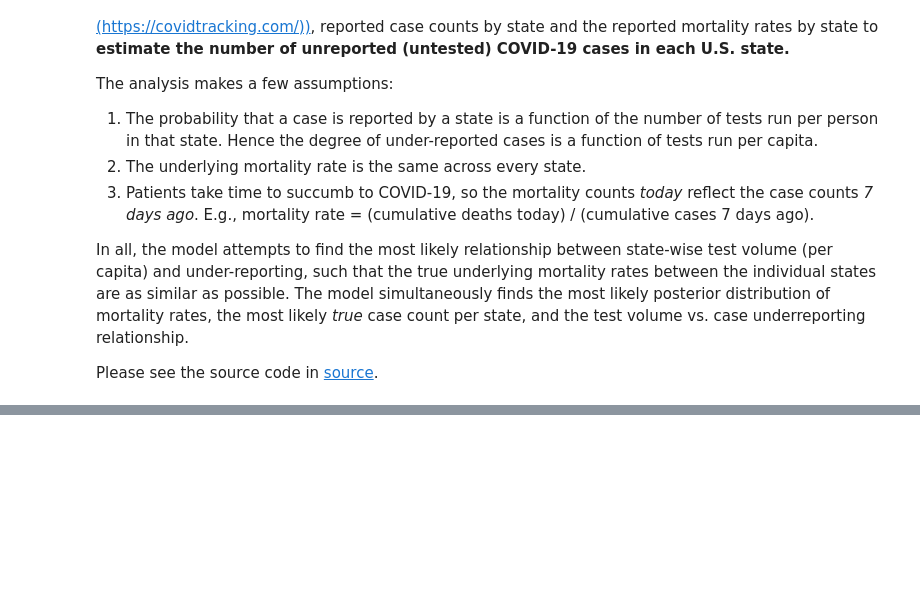
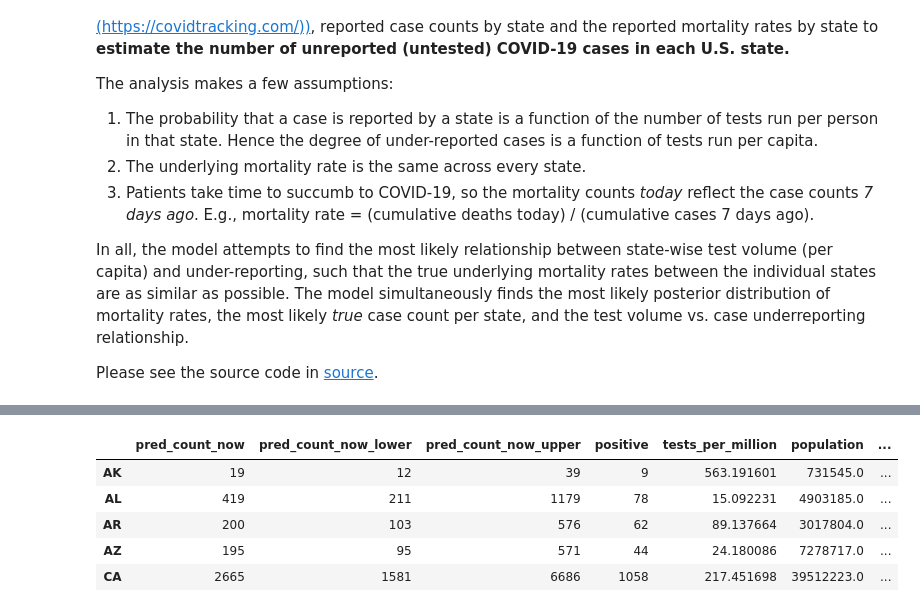
Before and after one commit to birdsarah/COVID19-mortality, a Jupyter notebook: State-wise Unreported COVID-19 Cases in the U.S..ipynb, the cells around one changed output, grey strips where cells are left out. Drawn from its saved outputs; the diff is of its cells as text; code cells hidden in the pictures; blank space fills up the shorter version.

```diff
--- a/State-wise Unreported COVID-19 Cases in the U.S..ipynb
+++ b/State-wise Unreported COVID-19 Cases in the U.S..ipynb
@@ -162,22 +197,10 @@ logit_now = pd.DataFrame([
 prob_missing_now = np.exp(logit_now) / (np.exp(logit_now) + 1)
 
 predicted_counts_now = np.round(df_pred['positive'] / prob_missing_now.mean(axis=0)).astype(int)
+predicted_counts_now.name = 'pred_count_now'
+predicted_counts_now_lower = np.round(df_pred['positive'] / prob_missing_now.quantile(0.975, axis=0)).astype(int)
+predicted_counts_now_lower.name = 'pred_count_now_lower'
+predicted_counts_now_upper = np.round(df_pred['positive'] / prob_missing_now.quantile(0.025, axis=0)).astype(int)
+predicted_counts_now_upper.name ='pred_count_now_upper'
 
-predicted_counts_now_lower = np.round(df_pred['positive'] / prob_missing_now.quantile(0.975, axis=0)).astype(int)
-predicted_counts_now_upper = np.round(df_pred['positive'] / prob_missing_now.quantile(0.025, axis=0)).astype(int)
-
-case_increase_percent = list(map(lambda x, y: (((x - y) / float(y))),
-                                 predicted_counts_now, df_pred['positive']))
-
-df_summary = pd.DataFrame(
-    data = {
-     'Cases Reported': df_pred['positive'],
-     'Cases Estimated': predicted_counts_now,
-     'Percent Increase': case_increase_percent,
-     'Tests per Million People': df_pred['tests_per_million'].round(1),
-     'Cases Estimated (range)': list(map(lambda x, y: '(%i, %i)' % (round(x), round(y)),
-                                        predicted_counts_now_lower, predicted_counts_now_upper))
-    },
-    index=df_pred.index)
-df_summary.sort_values(by='Cases Estimated', ascending=False).style.background_gradient(
-    cmap='Reds').format({'Percent Increase': "{:.1%}"})
+case_increase_percent = list(map(lambda x, y: (((x - y) / float(y))), predicted_counts_now, df_pred['positive']))
@@ -183,0 +215,20 @@ df_summary.sort_values(by='Cases Estimated', ascending=False).style.background_g
+# %%
+pred_counts_df = (
+    pd.DataFrame(predicted_counts_now)
+    .merge(predicted_counts_now_lower, left_index=True, right_index=True)
+    .merge(predicted_counts_now_upper, left_index=True, right_index=True)
+    .merge(df_pred['positive'], left_index=True, right_index=True)
+    .merge(df_pred['tests_per_million'], left_index=True, right_index=True)
+    .merge(df_pop, left_index=True, right_index=True)
+)
+pred_counts_df['ratio'] =  pred_counts_df['pred_count_now'] / pred_counts_df['positive']
+for col in ['pred_count_now', 'pred_count_now_lower', 'pred_count_now_upper', 'positive']:
+    pred_counts_df[f'{col}_per_million'] = 1e6 * pred_counts_df[col] / pred_counts_df.population
+pred_counts_df.head()
+# %% [output]
+|  | pred_count_now | pred_count_now_lower | pred_count_now_upper | positive | tests_per_million | population | ... |
+| AK | 19 | 12 | 39 | 9 | 563.191601 | 731545.0 | ... |
+| AL | 419 | 211 | 1179 | 78 | 15.092231 | 4903185.0 | ... |
+| AR | 200 | 103 | 576 | 62 | 89.137664 | 3017804.0 | ... |
+| AZ | 195 | 95 | 571 | 44 | 24.180086 | 7278717.0 | ... |
+| CA | 2665 | 1581 | 6686 | 1058 | 217.451698 | 39512223.0 | ... |
```
Also changed, not shown: parts of 13 cells of this notebook.
